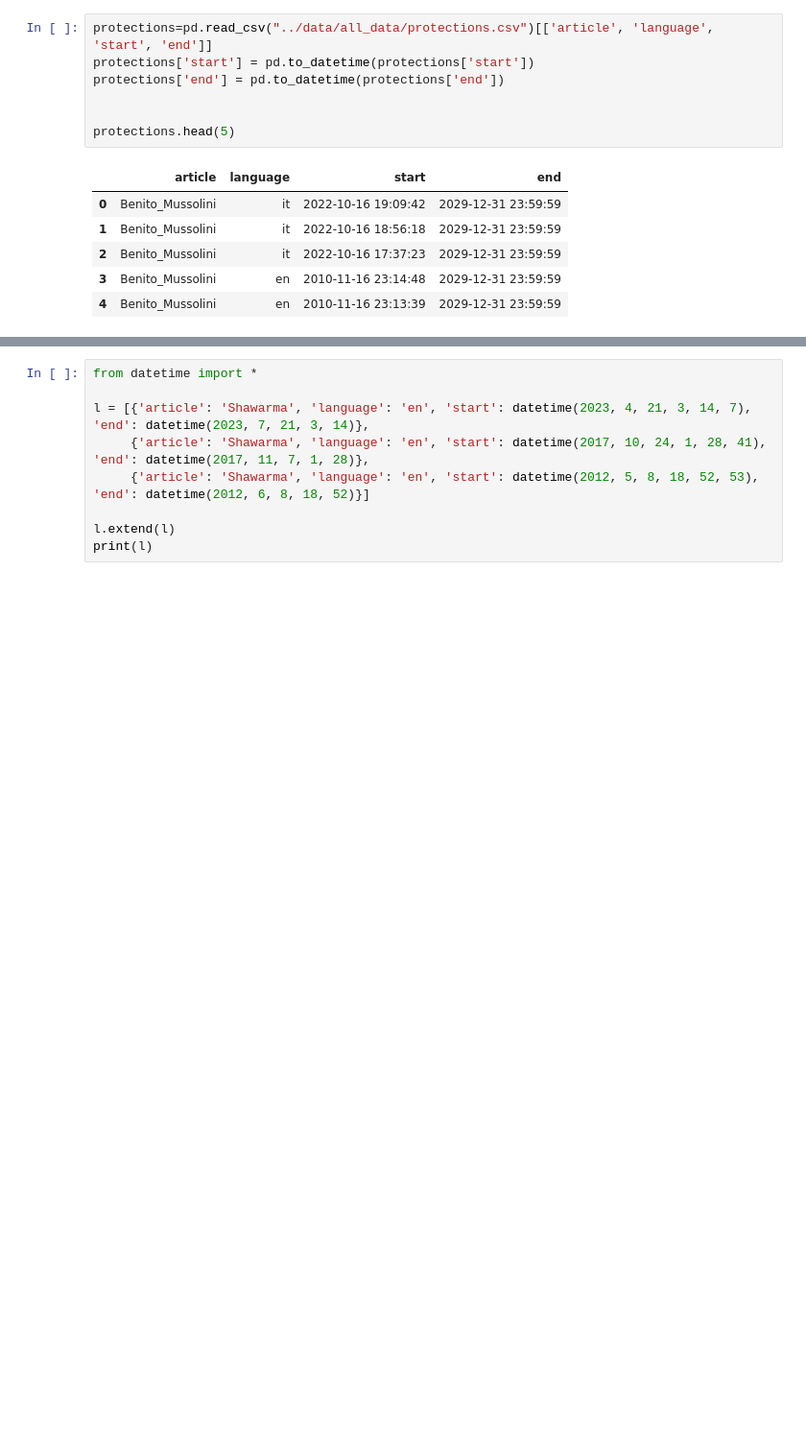
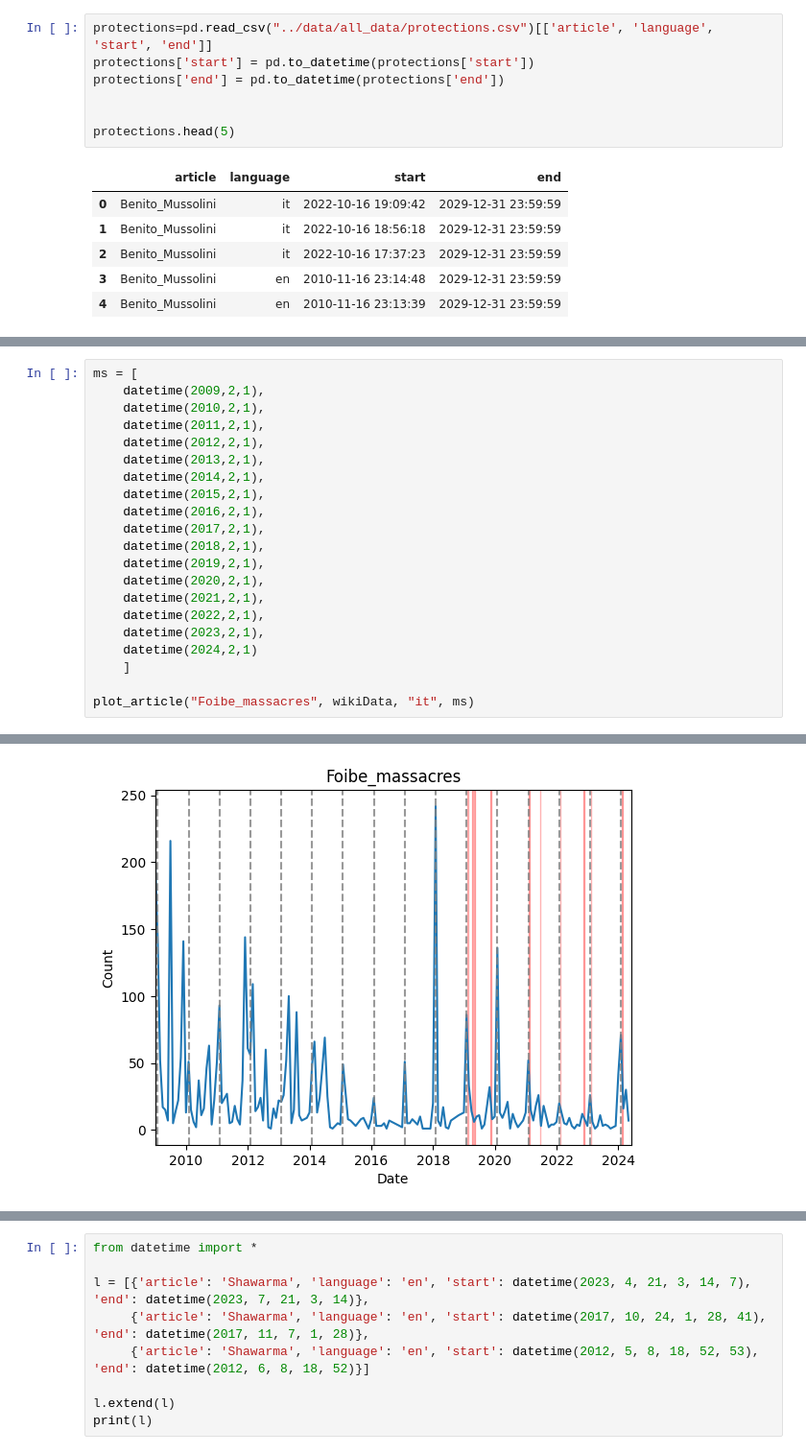
Before and after one commit to Rrisko/WikiEdits, a Jupyter notebook: code/visualisations.ipynb, the cells around one changed output, grey strips where cells are left out. Shown at 96% size. Cells and saved outputs as stored; diff of their text form; blank space fills up the shorter version.

```diff
--- a/code/visualisations.ipynb
+++ b/code/visualisations.ipynb
@@ -191,0 +262,22 @@ print(len(wikiData))
+# %%
+ms = [
+    datetime(2009,2,1),
+    datetime(2010,2,1),
+    datetime(2011,2,1),
+    datetime(2012,2,1),
+    datetime(2013,2,1),
+    datetime(2014,2,1),
+    datetime(2015,2,1),
+    datetime(2016,2,1),
+    datetime(2017,2,1),
+    datetime(2018,2,1),
+    datetime(2019,2,1),
+    datetime(2020,2,1),
+    datetime(2021,2,1),
+    datetime(2022,2,1),
+    datetime(2023,2,1),
+    datetime(2024,2,1)
+    ]
+
+plot_article("Foibe_massacres", wikiData, "it", ms)
+# %% [output]
@@ -191,0 +296 @@ print(len(wikiData))
+[figure, added]
```
Also changed, not shown: parts of 8 cells of this notebook, 2 other files.
